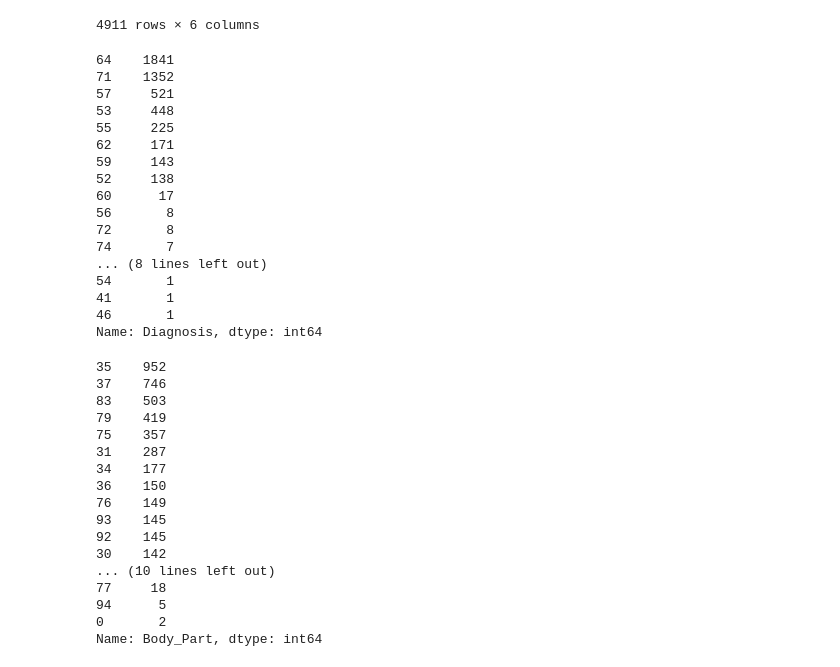
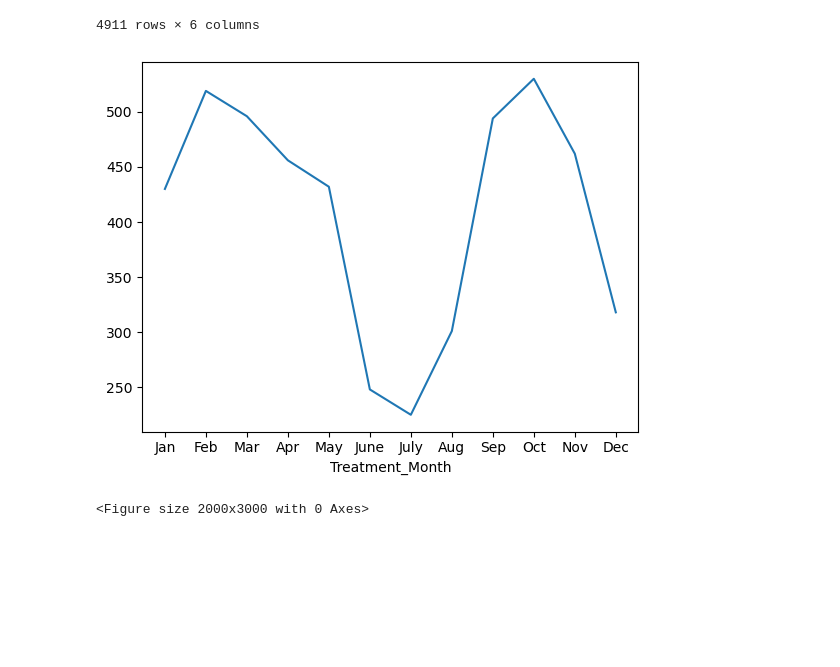
Before and after one commit to ccgurek/Data-400-Final-Project, a Jupyter notebook: Final Project Work.ipynb, the cells around one changed output. Cells and saved outputs as stored; diff of their text form; code cells hidden in the pictures; blank space fills up the shorter version.

```diff
--- a/Final Project Work.ipynb
+++ b/Final Project Work.ipynb
@@ -53,3 +53,18 @@ injuries_total
 | 497 | 240166190 | 12/12/23 | 11 | 35 | 71 | 11YOF FELL ON THE FLOOR DURING DA... |
 | 498 | 240178280 | 12/12/23 | 14 | 37 | 64 | 14YOF DEVELOPED LEFT ANKLE PAIN A... |
 4911 rows × 6 columns
+# %%
+# Convert Treatment_Date to datetime format, then extract year and month as features
+injuries_total['Treatment_Date'] = pd.to_datetime(injuries_total['Treatment_Date'], errors='coerce')
+injuries_total['Treatment_Year'] = injuries_total['Treatment_Date'].dt.year
+injuries_total['Treatment_Month'] = injuries_total['Treatment_Date'].dt.month
+by_month = injuries_total.groupby('Treatment_Month').size()
+by_month.plot()
+tick_positions = [1,2,3,4,5,6,7,8,9,10,11,12]
+tick_labels = ['Jan', 'Feb', 'Mar', 'Apr', "May", 'June', "July", "Aug", "Sep", "Oct", "Nov", "Dec"]
+plt.xticks(tick_positions, tick_labels)
+plt.figure(figsize=(20,30))
+plt.show()
+# %% [output]
+[figure, added]
+<Figure size 2000x3000 with 0 Axes>
@@ -56,43 +75,7 @@ injuries_total
 # %%
 injuries_total.Diagnosis.value_counts()
-# %% [output]
-64    1841
-71    1352
-57     521
-53     448
-55     225
-62     171
-59     143
-52     138
-60      17
-56       8
-72       8
-74       7
-... (8 lines left out)
-54       1
-41       1
-46       1
-Name: Diagnosis, dtype: int64
 # %%
 injuries_total.Body_Part.value_counts()
-# %% [output]
-35    952
-37    746
-83    503
-79    419
-75    357
-31    287
-34    177
-36    150
-76    149
-93    145
-92    145
-30    142
-... (10 lines left out)
-77     18
-94      5
-0       2
-Name: Body_Part, dtype: int64
 # %%
 image_path = "/Users/christinegurek/Desktop/ballerina_outline.jpeg"
 img = mpimg.imread(image_path)
```
Also changed, not shown: parts of 10 cells of this notebook.
